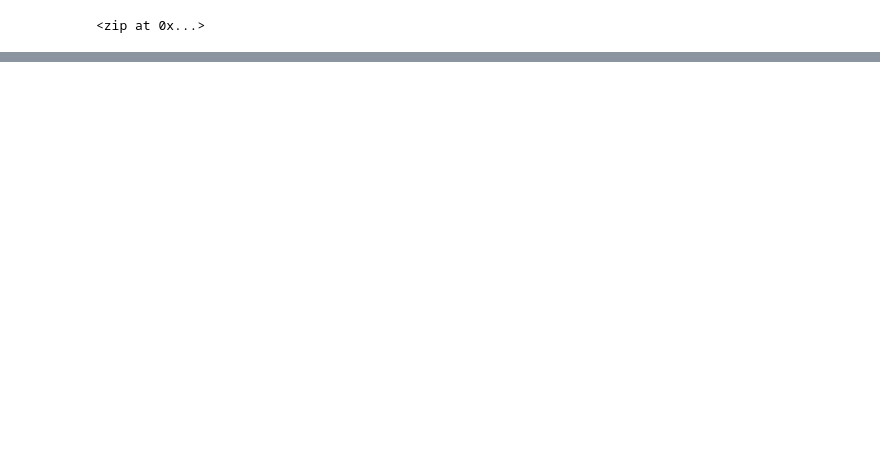
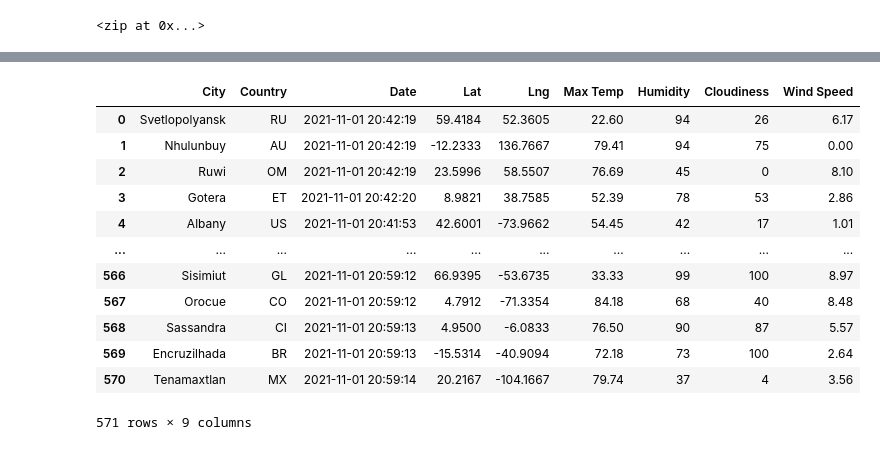
Before and after one commit to RyleeJensen/World_Weather_Analysis, a Jupyter notebook: WeatherPy.ipynb, the cells around one changed output, grey strips where cells are left out. Saved outputs shown, nothing was run; the diff lists cells and outputs as text; code cells hidden in the pictures; blank space fills up the shorter version.

```diff
--- a/WeatherPy.ipynb
+++ b/WeatherPy.ipynb
@@ -33,0 +44,4 @@ len(cities)
+# %%
+# Starting URL for Weather Map API Call.
+url = "http://api.openweathermap.org/data/2.5/weather?units=Imperial&APPID=" + weather_api_key
+print(url)
@@ -33,0 +130,4 @@ len(cities)
+# %%
+# Convert the array of dictionaries to a Pandas DataFrame.
+city_data_df = pd.DataFrame(city_data)
+city_data_df.head(10)
@@ -33,0 +146,19 @@ len(cities)
+# %%
+# Reorder the columns.
+new_column_order = ["City", "Country", "Date", "Lat", "Lng", "Max Temp", "Humidity", "Cloudiness", "Wind Speed"]
+city_data_df = city_data_df[new_column_order]
+city_data_df
+# %% [output]
+|  | City | Country | Date | Lat | Lng | Max Temp | Humidity | Cloudiness | Wind Speed |
+| 0 | Svetlopolyansk | RU | 2021-11-01 20:42:19 | 59.4184 | 52.3605 | 22.60 | 94 | 26 | 6.17 |
+| 1 | Nhulunbuy | AU | 2021-11-01 20:42:19 | -12.2333 | 136.7667 | 79.41 | 94 | 75 | 0.00 |
+| 2 | Ruwi | OM | 2021-11-01 20:42:19 | 23.5996 | 58.5507 | 76.69 | 45 | 0 | 8.10 |
+| 3 | Gotera | ET | 2021-11-01 20:42:20 | 8.9821 | 38.7585 | 52.39 | 78 | 53 | 2.86 |
+| 4 | Albany | US | 2021-11-01 20:41:53 | 42.6001 | -73.9662 | 54.45 | 42 | 17 | 1.01 |
+| ... | ... | ... | ... | ... | ... | ... | ... | ... | ... |
+| 566 | Sisimiut | GL | 2021-11-01 20:59:12 | 66.9395 | -53.6735 | 33.33 | 99 | 100 | 8.97 |
+| 567 | Orocue | CO | 2021-11-01 20:59:12 | 4.7912 | -71.3354 | 84.18 | 68 | 40 | 8.48 |
+| 568 | Sassandra | CI | 2021-11-01 20:59:13 | 4.9500 | -6.0833 | 76.50 | 90 | 87 | 5.57 |
+| 569 | Encruzilhada | BR | 2021-11-01 20:59:13 | -15.5314 | -40.9094 | 72.18 | 73 | 100 | 2.64 |
+| 570 | Tenamaxtlan | MX | 2021-11-01 20:59:14 | 20.2167 | -104.1667 | 79.74 | 37 | 4 | 3.56 |
+571 rows × 9 columns
```
Also changed, not shown: parts of 7 cells of this notebook, 2 other files.
